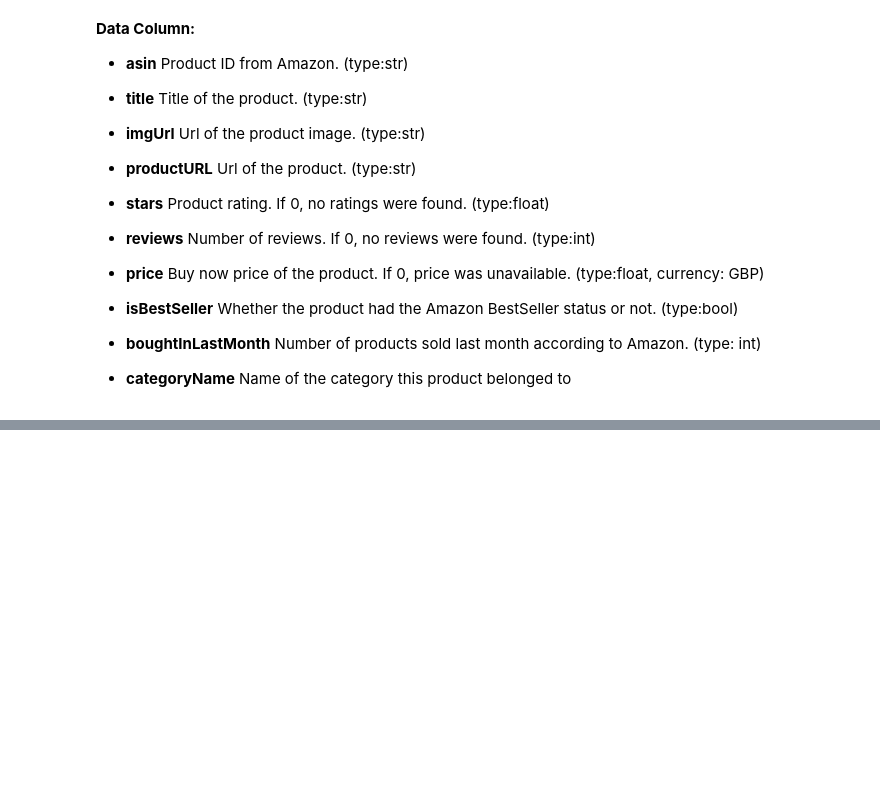
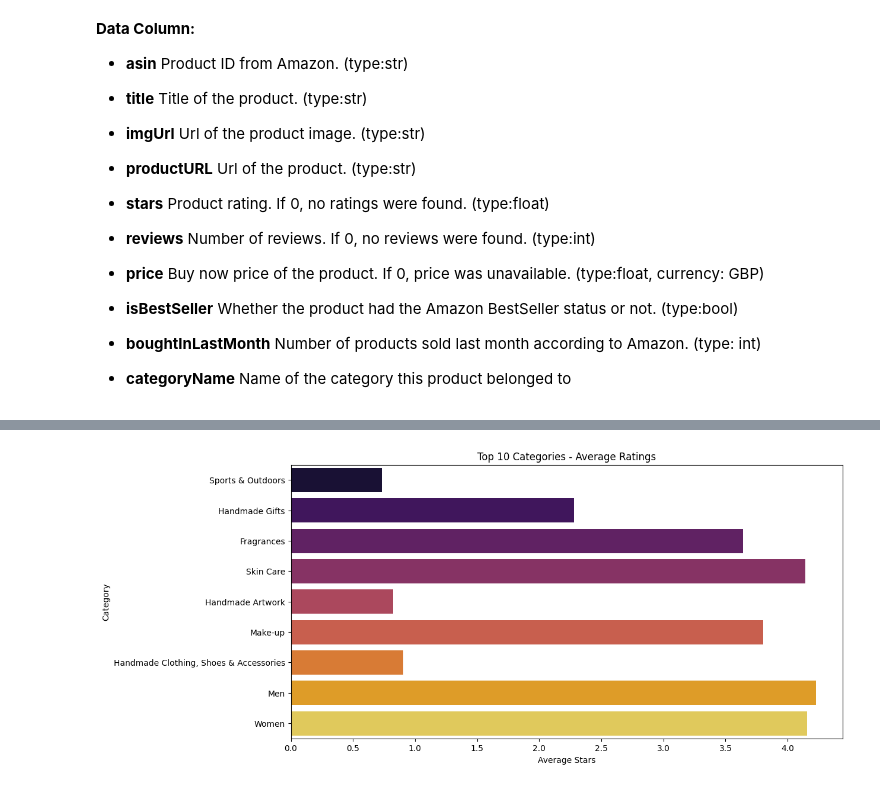
Before and after one commit to HazwanAdhikara/bigdata-pyspark, a Jupyter notebook: amazon.ipynb, the cells around one changed output, grey strips where cells are left out. Saved outputs shown, nothing was run; the diff lists cells and outputs as text; code cells hidden in the pictures; blank space fills up the shorter version.

```diff
--- a/amazon.ipynb
+++ b/amazon.ipynb
@@ -44,0 +253,9 @@ Name of the category this product belonged to
+# %%
+plt.figure(figsize=(12,6))
+sns.barplot(data=df_top10_pd, x="stars", y="categoryName", hue="categoryName", errorbar=None, palette="inferno")
+plt.title("Top 10 Categories - Average Ratings")
+plt.xlabel("Average Stars")
+plt.ylabel("Category")
+plt.show()
+# %% [output]
+[figure, added]
```
Also changed, not shown: parts of 42 cells of this notebook, 1 other file.
